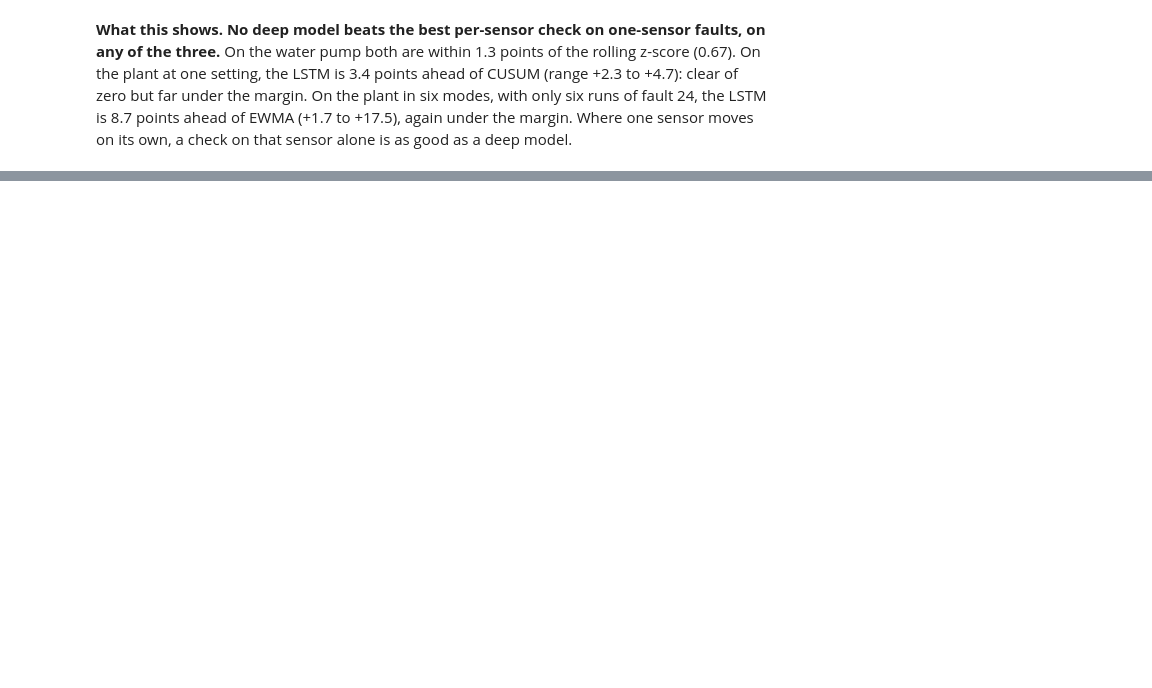
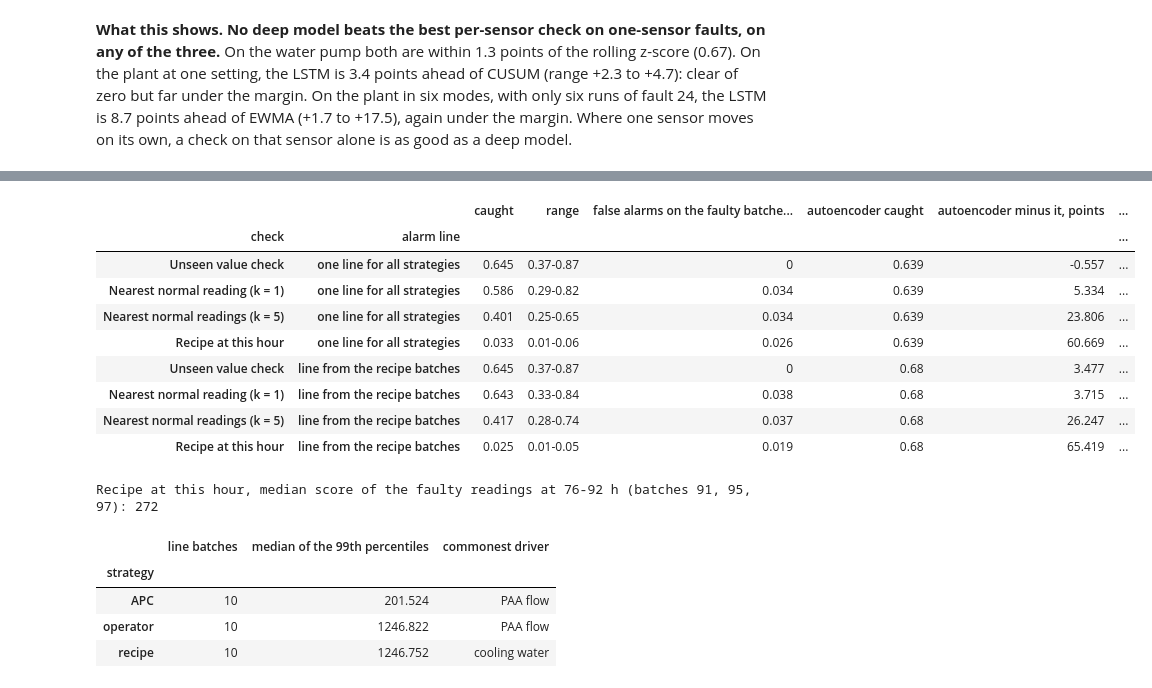
Before and after one commit to NeerajGit16/deep-learning-in-anomaly-detection, a Jupyter notebook: anomaly_lab/09_deep_models.ipynb, the cells around one changed output, grey strips where cells are left out. Cells and saved outputs as stored; diff of their text form; code cells hidden in the pictures; blank space fills up the shorter version.

```diff
--- a/anomaly_lab/09_deep_models.ipynb
+++ b/anomaly_lab/09_deep_models.ipynb
@@ -596,0 +615,23 @@ followup.one_sensor_tables()
+# %%
+display(followup.schedule_checks_table())
+normal = followup.recipe_hour_on_normal()
+print("Recipe at this hour, median score of the faulty readings at 76-92 h (batches 91, 95, 97):",
+      round(normal.attrs["median score, faulty readings at 76-92 h (batches 91, 95, 97)"]))
+normal
+# %% [output]
+|  |  | caught | range | false alarms on the faulty batche... | autoencoder caught | autoencoder minus it, points | ... |
+| check | alarm line |  |  |  |  |  | ... |
+| Unseen value check | one line for all strategies | 0.645 | 0.37-0.87 | 0 | 0.639 | -0.557 | ... |
+| Nearest normal reading (k = 1) | one line for all strategies | 0.586 | 0.29-0.82 | 0.034 | 0.639 | 5.334 | ... |
+| Nearest normal readings (k = 5) | one line for all strategies | 0.401 | 0.25-0.65 | 0.034 | 0.639 | 23.806 | ... |
+| Recipe at this hour | one line for all strategies | 0.033 | 0.01-0.06 | 0.026 | 0.639 | 60.669 | ... |
+| Unseen value check | line from the recipe batches | 0.645 | 0.37-0.87 | 0 | 0.68 | 3.477 | ... |
+| Nearest normal reading (k = 1) | line from the recipe batches | 0.643 | 0.33-0.84 | 0.038 | 0.68 | 3.715 | ... |
+| Nearest normal readings (k = 5) | line from the recipe batches | 0.417 | 0.28-0.74 | 0.037 | 0.68 | 26.247 | ... |
+| Recipe at this hour | line from the recipe batches | 0.025 | 0.01-0.05 | 0.019 | 0.68 | 65.419 | ... |
+Recipe at this hour, median score of the faulty readings at 76-92 h (batches 91, 95, 97): 272
+|  | line batches | median of the 99th percentiles | commonest driver |
+| strategy |  |  |  |
+| APC | 10 | 201.524 | PAA flow |
+| operator | 10 | 1246.822 | PAA flow |
+| recipe | 10 | 1246.752 | cooling water |
```
Also changed, not shown: parts of 10 cells of this notebook, 12 other files.
